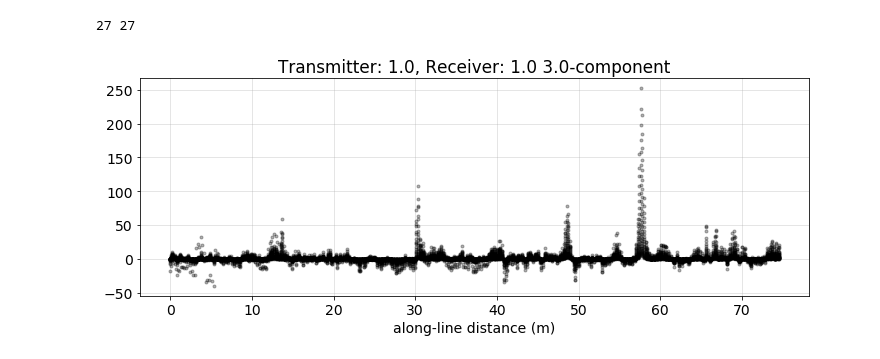
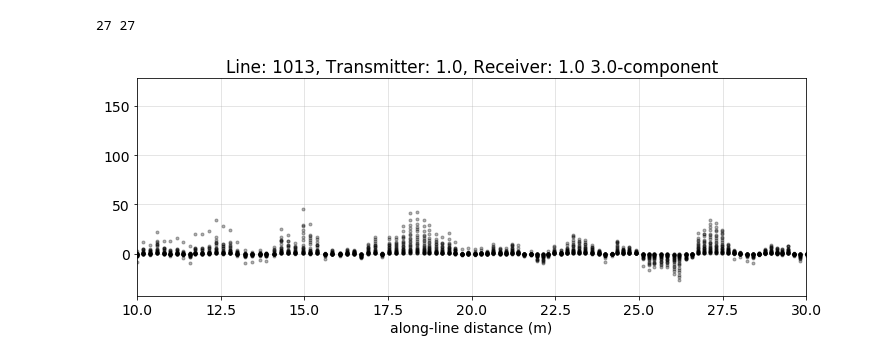
Before and after one commit to lheagy/uxo-notebooks, a Jupyter notebook: plotting_test_data.ipynb, the cells around one changed output. Cells and saved outputs as stored; diff of their text form; code cells hidden in the pictures.

```diff
--- a/plotting_test_data.ipynb
+++ b/plotting_test_data.ipynb
@@ -188,31 +192,33 @@ ax.set_ylim(x0[1] + np.r_[38.25, 38.5])
 print(len(datai), len(times))
 # %% [output]
 27 27
+# %%
+def along_line_distance(line_eastings, line_northings):
+    dx = np.hstack([np.r_[0], np.diff(line_eastings)])
+    dy = np.hstack([np.r_[0], np.diff(line_northings)])
+
+    line_dl = np.sqrt(dx**2 + dy**2)
+    line_distances = np.cumsum(line_dl)
+    return line_distances
 # %%
-line_inds = lines == 1012
+line_id = 1013
+line_inds = lines == line_id
 mn_inds = mn == 0
 inds = line_inds & mn_inds
 
-line_eastings = xyz_data[easting, inds]
-line_northings = xyz_data[northing, inds]
-
-dx = np.hstack([np.r_[0], np.diff(line_eastings)])
-dy = np.hstack([np.r_[0], np.diff(line_northings)])
-
-line_dl = np.sqrt(dx**2 + dy**2)
-line_distances = np.cumsum(line_dl)
+line_distances = along_line_distance(xyz_data[easting, inds], xyz_data[northing, inds])
 
 fig, ax = plt.subplots(1, 1, figsize=(12, 4))
 for t, dind in zip(times, datai):
     ax.plot(line_distances, xyz_data[dind, inds], '.', color="k", alpha=0.3)
 
 txnumplot = np.unique(xyz_data[tx_num, inds])[0]
 rxnumplot = np.unique(xyz_data[rx_num, inds])[0]
 rxcompplot = np.unique(xyz_data[rx_comp, inds])[0]
-ax.set_title(f"Transmitter: {txnumplot}, Receiver: {rxnumplot} {rxcompplot}-component")
+ax.set_title(f"Line: {line_id}, Transmitter: {txnumplot}, Receiver: {rxnumplot} {rxcompplot}-component")
 ax.set_xlabel("along-line distance (m)")
 
-# ax.set_xlim([50, 70])
+ax.set_xlim([10, 30])
 ax.grid(which="both", alpha=0.4)
 # %% [output]
-[figure, old version]
+[figure, new version]
```
Also changed, not shown: parts of 25 cells of this notebook, 3 other files.
